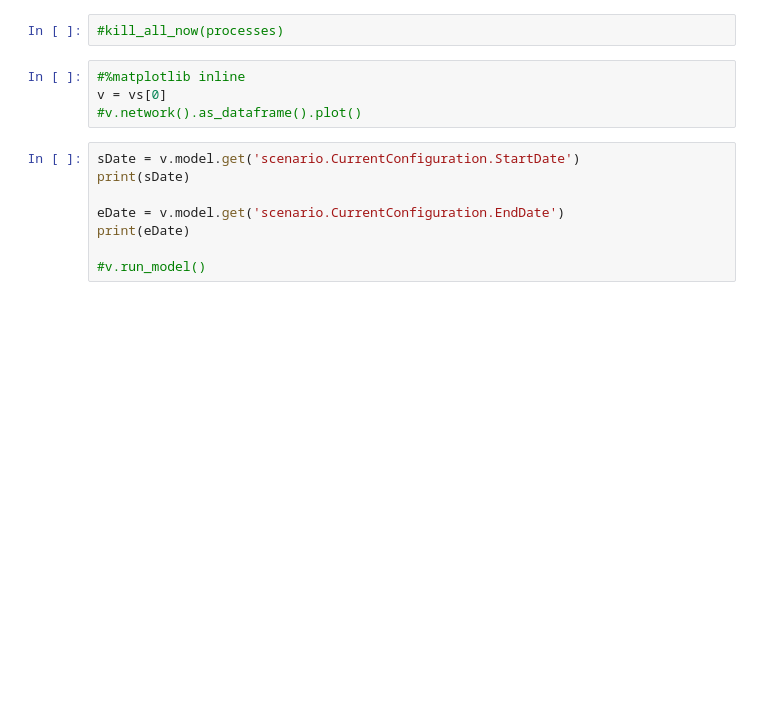
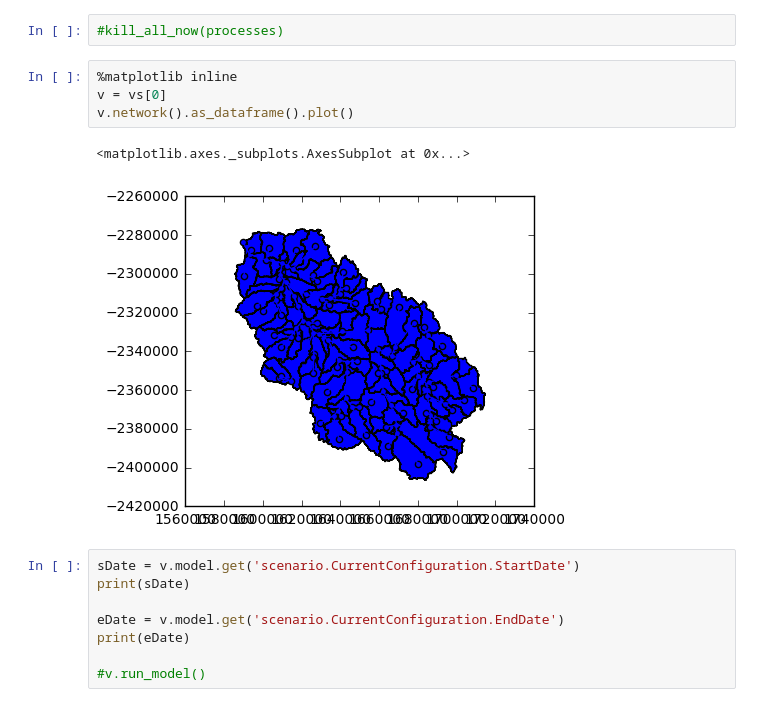
Before and after one commit to frbennett/reef_scripts, a Jupyter notebook: GBR/Examples/IdentifyContributingCatchments.ipynb, the cells around one changed output. Saved outputs shown, nothing was run; the diff lists cells and outputs as text; blank space fills up the shorter version.

```diff
--- a/GBR/Examples/IdentifyContributingCatchments.ipynb
+++ b/GBR/Examples/IdentifyContributingCatchments.ipynb
@@ -48,9 +49,12 @@ vs = [veneer.Veneer(port=p) for p in ports]
 # %%
 #kill_all_now(processes)
 # %%
-#%matplotlib inline
+%matplotlib inline
 v = vs[0]
-#v.network().as_dataframe().plot()
+v.network().as_dataframe().plot()
+# %% [output]
+<matplotlib.axes._subplots.AxesSubplot at 0x...>
+[figure, added]
 # %%
 sDate = v.model.get('scenario.CurrentConfiguration.StartDate')
 print(sDate)
```
Also changed, not shown: parts of 7 cells of this notebook.
